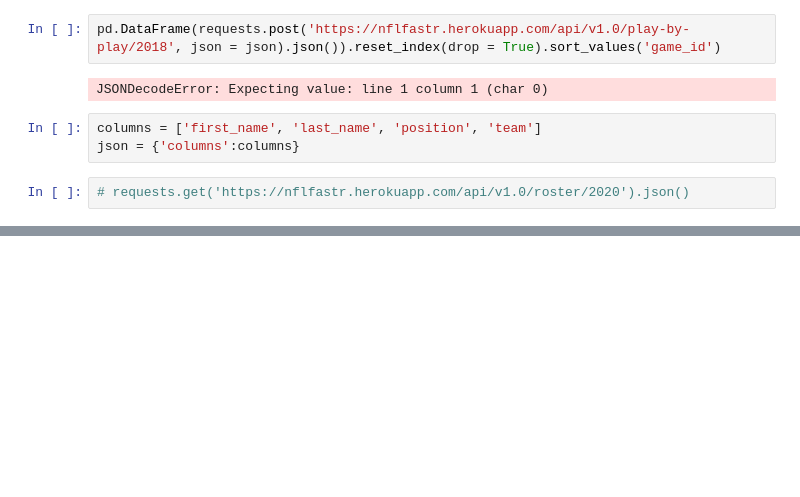
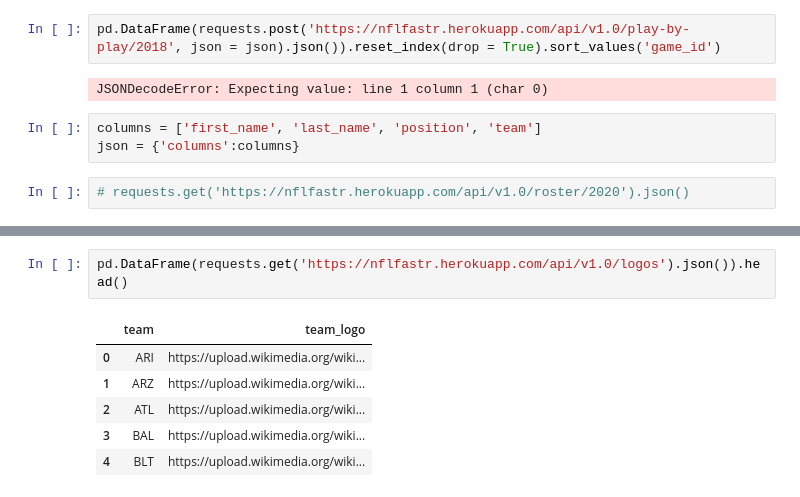
Before and after one commit to mmpatterson/nflfastr, a Jupyter notebook: Untitled.ipynb, the cells around one changed output, grey strips where cells are left out. Drawn from its saved outputs; the diff is of its cells as text; blank space fills up the shorter version.

```diff
--- a/Untitled.ipynb
+++ b/Untitled.ipynb
@@ -62,0 +68,9 @@ JSONDecodeError: Expecting value: line 1 column 1 (char 0)
+# %%
+pd.DataFrame(requests.get('https://nflfastr.herokuapp.com/api/v1.0/logos').json()).head()
+# %% [output]
+|  | team | team_logo |
+| 0 | ARI | https://upload.wikimedia.org/wiki... |
+| 1 | ARZ | https://upload.wikimedia.org/wiki... |
+| 2 | ATL | https://upload.wikimedia.org/wiki... |
+| 3 | BAL | https://upload.wikimedia.org/wiki... |
+| 4 | BLT | https://upload.wikimedia.org/wiki... |
```
Also changed, not shown: parts of 1 cell of this notebook, 1 other file.
